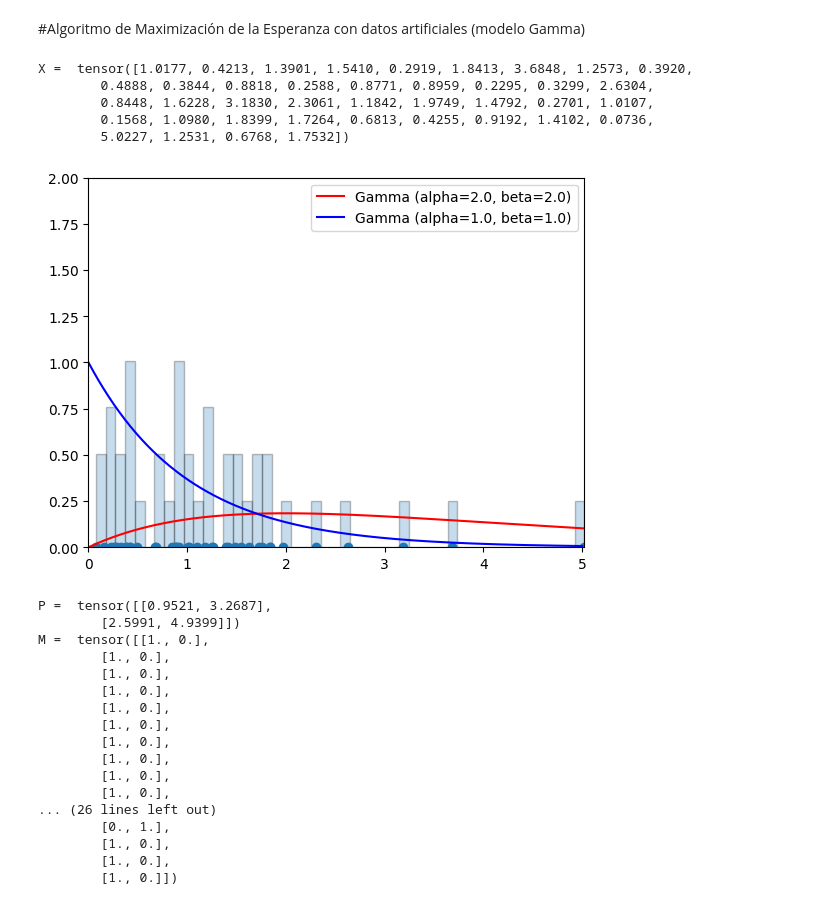
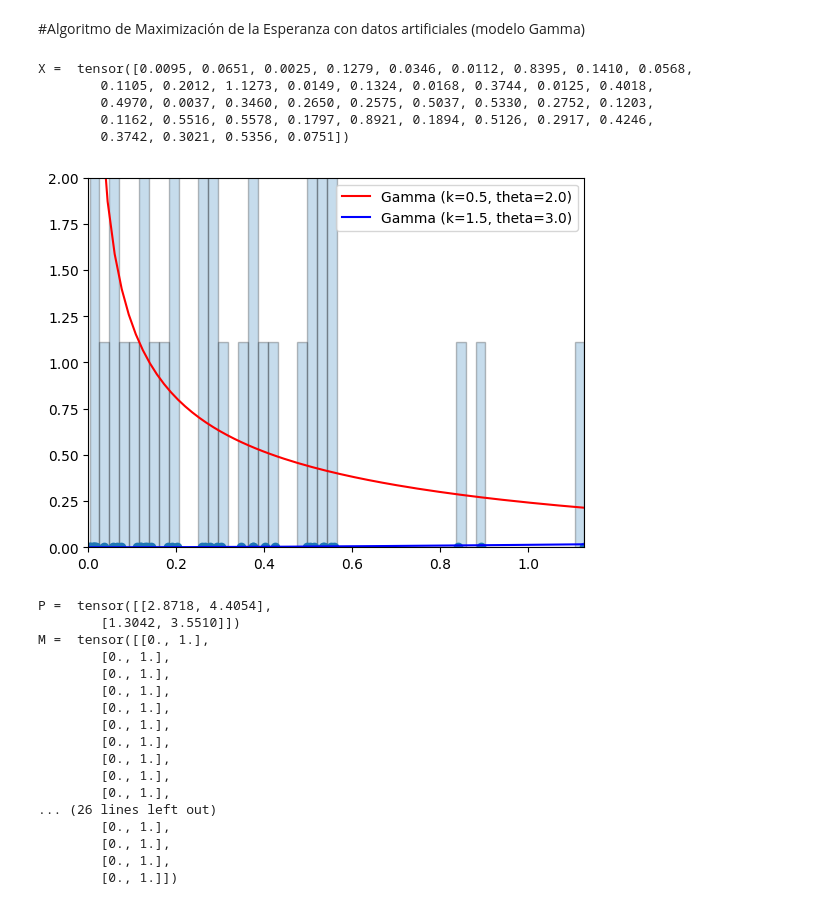
Before and after one commit to BRJMM/AprendizajeAutomatico, a Jupyter notebook: TrabajoPractico0/Trabajo_práctico_0_Algoritmo_de_Maximización_de_la_Esperanza.ipynb, the cells around one changed output. Drawn from its saved outputs; the diff is of its cells as text; code cells hidden in the pictures.

```diff
--- a/TrabajoPractico0/Trabajo_práctico_0_Algoritmo_de_Maximización_de_la_Esperanza.ipynb
+++ b/TrabajoPractico0/Trabajo_práctico_0_Algoritmo_de_Maximización_de_la_Esperanza.ipynb
@@ -317,39 +314,39 @@ def plot_gamma(X, alpha1, beta1, alpha2, beta2, title=''):
     plt.show()
 # %%
 # 2)
-alpha1 = 2.0
-beta1 = 2.0
-alpha2 = 1.0
-beta2 = 1.0
+k1 = .5
+theta1 = 2.0
+k2 = 1.5
+theta2 = 3.0
 # Generates data that follows two gamma distributions based on a set of parameters.
 # parameters:
-#    * alpha: concentration
-#    * beta:  rates
-def generate_gamma_data(n, alpha1, beta1, alpha2, beta2):
+#    * k: shape
+#    * theta:  scale
+def generate_gamma_data(n, k1, theta1, k2, theta2):
 
   # Generate distributions
-  gamma_dist1 = torch.distributions.Gamma(torch.tensor([alpha1]), torch.tensor([beta1]))
-  gamma_dist2 = torch.distributions.Gamma(torch.tensor([alpha2]), torch.tensor([beta2]))
+  gamma_dist1 = torch.distributions.Gamma(torch.tensor([k1]), torch.tensor([theta1]))
+  gamma_dist2 = torch.distributions.Gamma(torch.tensor([k2]), torch.tensor([theta2]))
 
   # Take a sample from each dist
   gamma_sample1 = gamma_dist1.sample((n,1)).squeeze()
   gamma_sample2 = gamma_dist2.sample((n,1)).squeeze()
 
   # Concatenate the 2 samples
   X =  torch.cat((gamma_sample1, gamma_sample2))
   return X
 
-X = generate_gamma_data(n, alpha1, beta1, alpha2, beta2)
+X = generate_gamma_data(n, k1, theta1, k2, theta2)
 print('X = ', X)
 
-plot_gamma(X, alpha1, beta1, alpha2, beta2)
+plot_gamma(X, k1, theta1, k2, theta2)
 # %% [output]
-X =  tensor([1.0177, 0.4213, 1.3901, 1.5410, 0.2919, 1.8413, 3.6848, 1.2573, 0.3920,
-        0.4888, 0.3844, 0.8818, 0.2588, 0.8771, 0.8959, 0.2295, 0.3299, 2.6304,
-        0.8448, 1.6228, 3.1830, 2.3061, 1.1842, 1.9749, 1.4792, 0.2701, 1.0107,
-        0.1568, 1.0980, 1.8399, 1.7264, 0.6813, 0.4255, 0.9192, 1.4102, 0.0736,
-        5.0227, 1.2531, 0.6768, 1.7532])
+X =  tensor([0.0095, 0.0651, 0.0025, 0.1279, 0.0346, 0.0112, 0.8395, 0.1410, 0.0568,
+        0.1105, 0.2012, 1.1273, 0.0149, 0.1324, 0.0168, 0.3744, 0.0125, 0.4018,
+        0.4970, 0.0037, 0.3460, 0.2650, 0.2575, 0.5037, 0.5330, 0.2752, 0.1203,
+        0.1162, 0.5516, 0.5578, 0.1797, 0.8921, 0.1894, 0.5126, 0.2917, 0.4246,
+        0.3742, 0.3021, 0.5356, 0.0751])
-[figure, old version]
+[figure, new version]
 # %%
 def calculate_likelihood_gamma_observation(x_n, alpha_k, beta_k):
     """
@@ -416,7 +435,7 @@ def calculate_membership_dataset_gamma(X_dataset, Parameters_matrix, k=2):
     # iterate over the parameter sets to find which set achieves max likelihood over x
     for k_index, parameters in enumerate(Parameters_matrix):
       #print('Debug: x = ', X_dataset[x], 'params = ', parameters[0], parameters[1])
-      x_likelyhood = calculate_log_likelihood_gamma_observation(X_dataset[x], parameters[0], parameters[1])
+      x_likelyhood = calculate_log_likelihood_gamma_observation_2(X_dataset[x], parameters[0], parameters[1])
       #print('Debug: x_likelyhood = ', x_likelyhood)
       if x_likelyhood > x_max_likelyhood:
         x_max_likelyhood = x_likelyhood
@@ -429,23 +448,23 @@ def calculate_membership_dataset_gamma(X_dataset, Parameters_matrix, k=2):
 M = calculate_membership_dataset(X, P)
 print('M = ', M)
 # %% [output]
-P =  tensor([[0.9521, 3.2687],
-        [2.5991, 4.9399]])
-M =  tensor([[1., 0.],
-        [1., 0.],
-        [1., 0.],
-        [1., 0.],
-        [1., 0.],
-        [1., 0.],
-        [1., 0.],
-        [1., 0.],
-        [1., 0.],
-        [1., 0.],
+P =  tensor([[2.8718, 4.4054],
+        [1.3042, 3.5510]])
+M =  tensor([[0., 1.],
+        [0., 1.],
+        [0., 1.],
+        [0., 1.],
+        [0., 1.],
+        [0., 1.],
+        [0., 1.],
+        [0., 1.],
+        [0., 1.],
+        [0., 1.],
 ... (26 lines left out)
         [0., 1.],
-        [1., 0.],
-        [1., 0.],
-        [1., 0.]])
+        [0., 1.],
+        [0., 1.],
+        [0., 1.]])
 # %%
 def recalculate_parameters(X_dataset, Membership_data):
     # TODO: Can we improve this to use torch?
```
Also changed, not shown: parts of 11 cells of this notebook.
